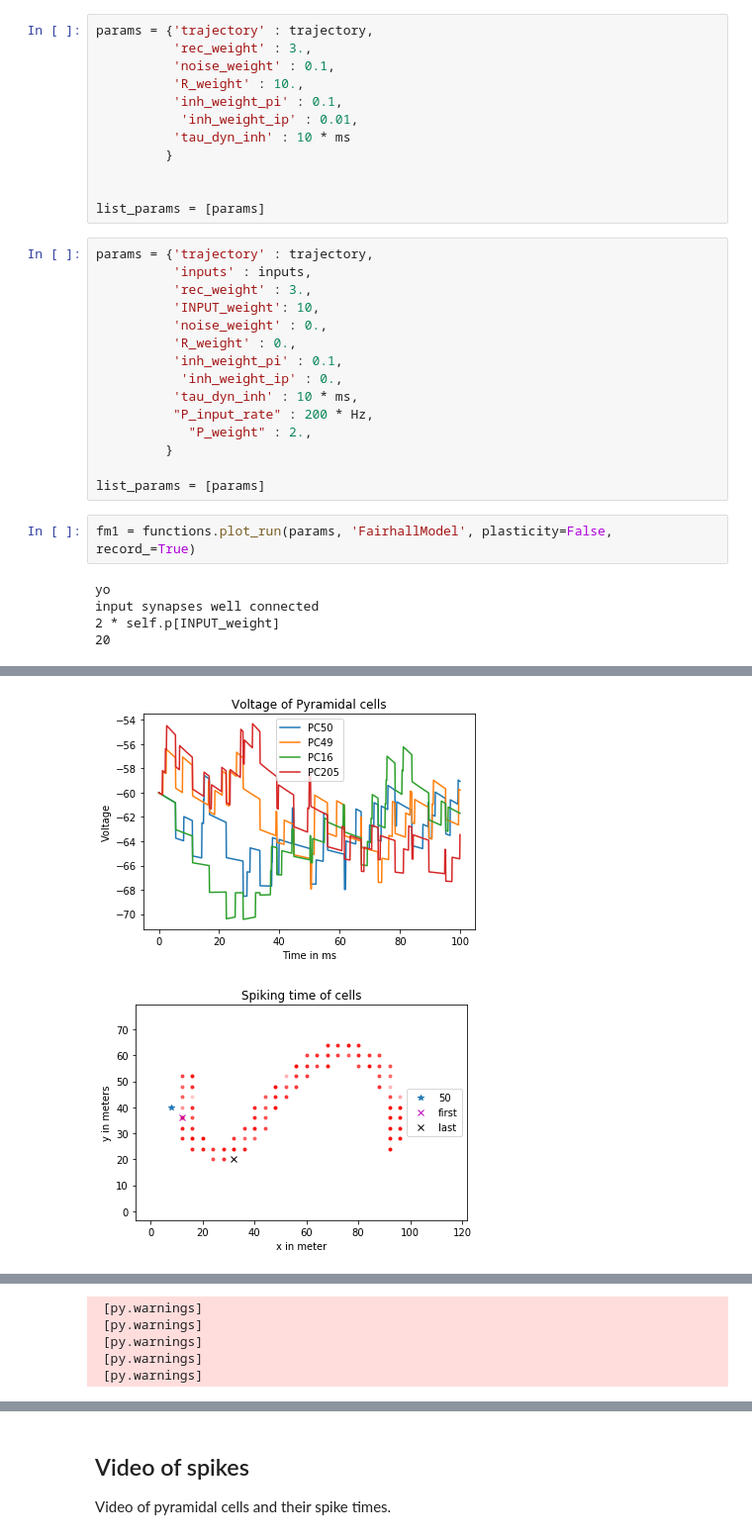
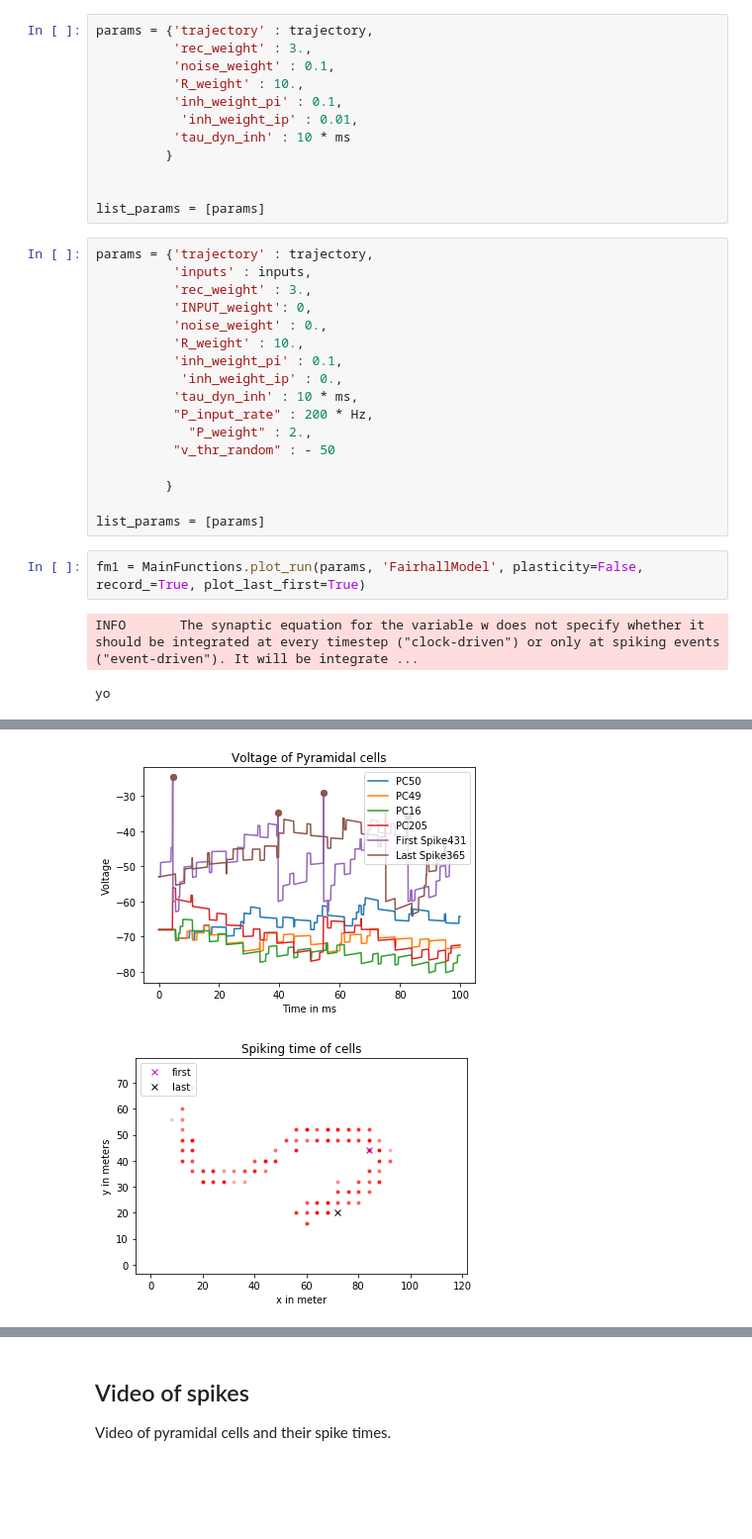
Before and after one commit to Victoriad1996/SemesterProject, a Jupyter notebook: SimpleFairhall/fairhall.ipynb, the cells around one changed output, grey strips where cells are left out. Shown at 99% size. Drawn from its saved outputs; the diff is of its cells as text; blank space fills up the shorter version.

```diff
--- a/SimpleFairhall/fairhall.ipynb
+++ b/SimpleFairhall/fairhall.ipynb
@@ -42,21 +45,21 @@ list_params = [params]
 params = {'trajectory' : trajectory,
           'inputs' : inputs,
           'rec_weight' : 3.,
-          'INPUT_weight': 10,
+          'INPUT_weight': 0,
           'noise_weight' : 0.,
-          'R_weight' : 0.,
+          'R_weight' : 10.,
           'inh_weight_pi' : 0.1,
            'inh_weight_ip' : 0.,
           'tau_dyn_inh' : 10 * ms,
           "P_input_rate" : 200 * Hz,
             "P_weight" : 2.,
+          "v_thr_random" : - 50
+
          }
 
 list_params = [params]
 # %%
-fm1 = functions.plot_run(params, 'FairhallModel', plasticity=False, record_=True)
+fm1 = MainFunctions.plot_run(params, 'FairhallModel', plasticity=False, record_=True, plot_last_first=True)
 # %% [output]
-yo
-input synapses well connected
-2 * self.p[INPUT_weight]
-20
+INFO       The synaptic equation for the variable w does not specify whether it should be integrated at every timestep ("clock-driven") or only at spiking events ("event-driven"). It will be integrate ...
+yo
@@ -63,2 +72,2 @@ input synapses well connected
-[figure, old version]
+[figure, new version]
-[figure, old version]
+[figure, new version]
@@ -66,5 +74,0 @@ input synapses well connected
- [py.warnings]
- [py.warnings]
- [py.warnings]
- [py.warnings]
- [py.warnings]
```
Also changed, not shown: parts of 11 cells of this notebook, 11 other files.
